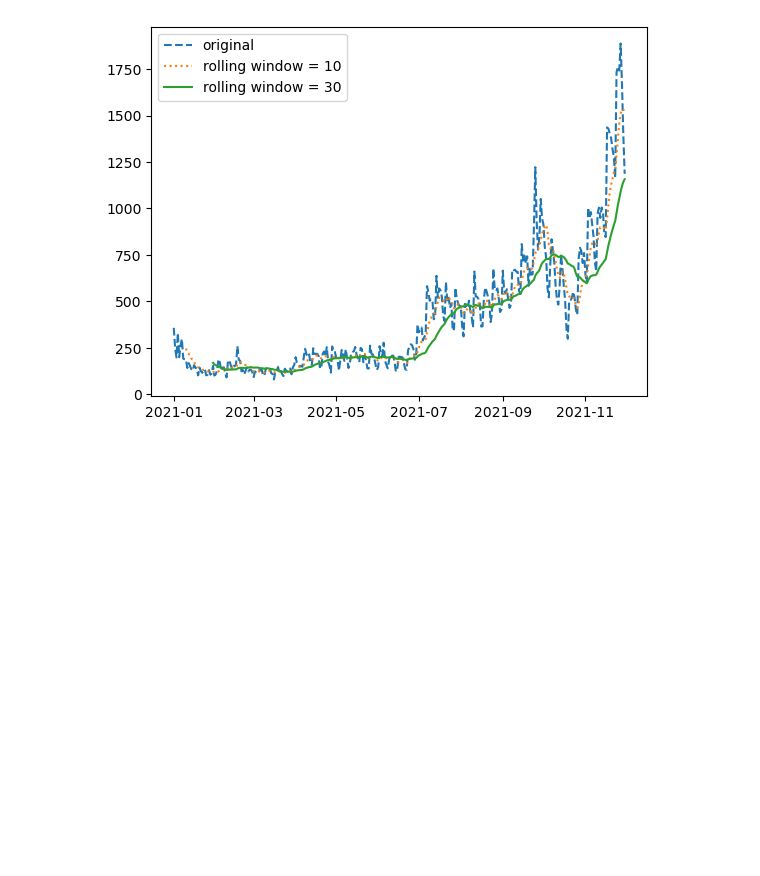
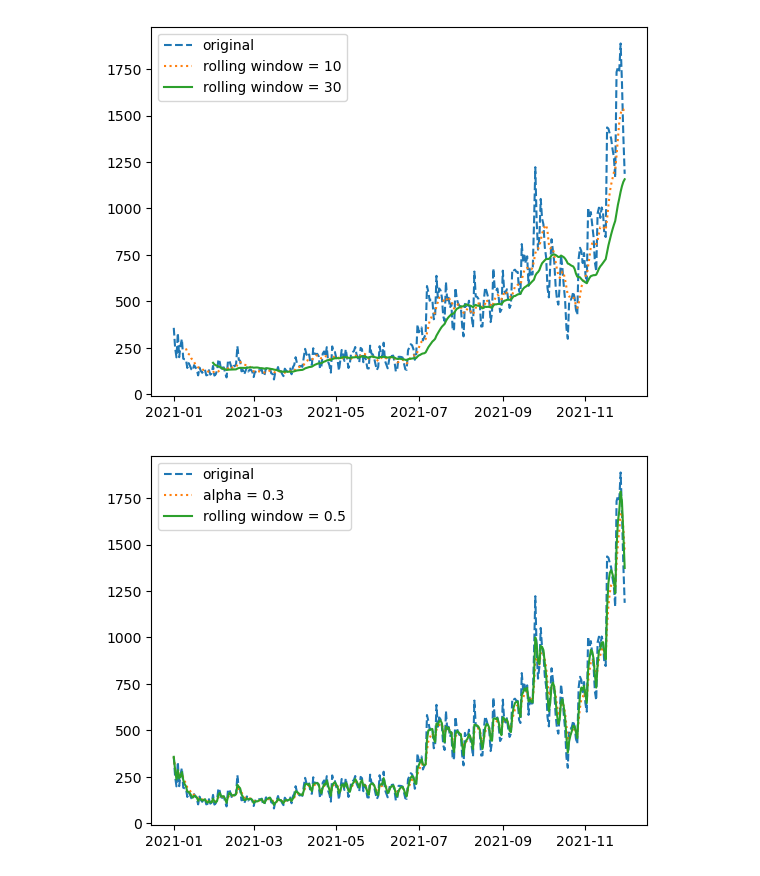
Before and after one commit to Junoflows/ADP, a Jupyter notebook: 교재 정리/12. 시계열 분석.ipynb, the cells around one changed output. Cells and saved outputs as stored; diff of their text form; code cells hidden in the pictures; blank space fills up the shorter version.

```diff
--- a/교재 정리/12. 시계열 분석.ipynb
+++ b/교재 정리/12. 시계열 분석.ipynb
@@ -147,3 +147,21 @@ plt.legend()
 plt.show()
 # %% [output]
 [figure]
+# %%
+# 지수평활법 : 불규칙변동 제거
+fig, ax = plt.subplots(1,1)
+
+titles = ['original', 'alpha = 0.3', 'rolling window = 0.5']
+ewm03 = ts_head.ewm(alpha = 0.3).mean()
+ewm05 = ts_head.ewm(alpha = 0.5).mean()
+
+data_list = [ts_head, ewm03, ewm05]
+ls_list = ['dashed', 'dotted', 'solid']
+
+for title, data, ls in zip(titles, data_list, ls_list):
+    ax.plot(data, label = title, linestyle = ls)
+
+plt.legend()
+plt.show()
+# %% [output]
+[figure, added]
```
Also changed, not shown: parts of 40 cells of this notebook.
